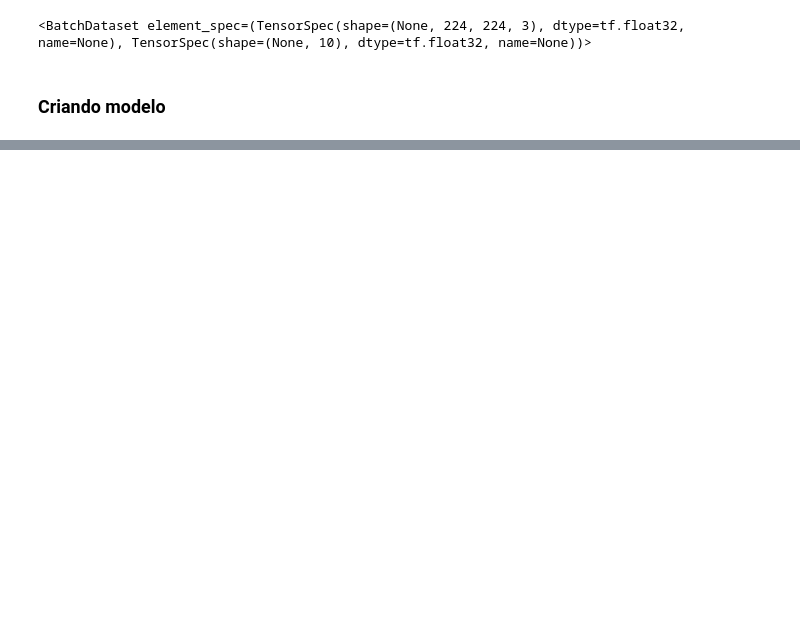
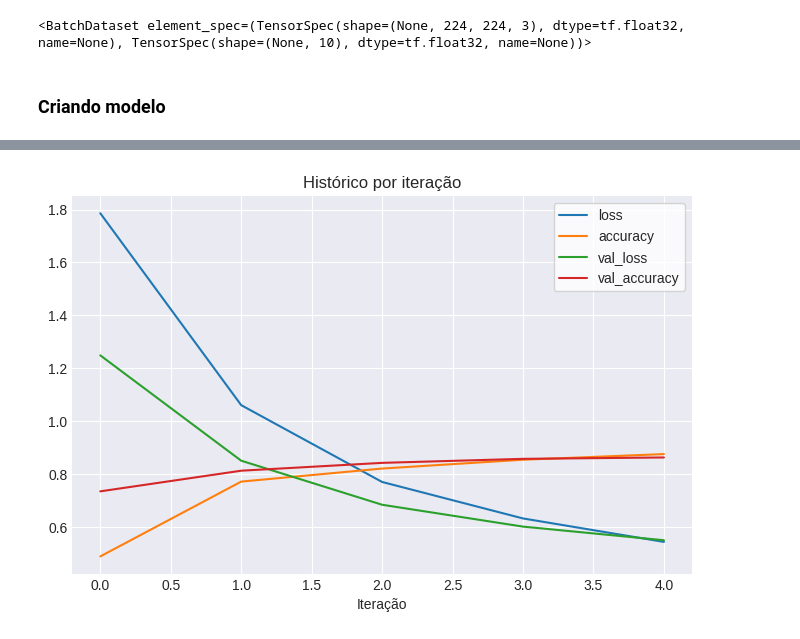
Before and after one commit to flohmannjr/tensorflow_curso, a Jupyter notebook: TensorFlow_TL2_Fine_tuning.ipynb, the cells around one changed output, grey strips where cells are left out. Saved outputs shown, nothing was run; the diff lists cells and outputs as text; code cells hidden in the pictures; blank space fills up the shorter version.

```diff
--- a/TensorFlow_TL2_Fine_tuning.ipynb
+++ b/TensorFlow_TL2_Fine_tuning.ipynb
@@ -121,0 +203,4 @@ Modelos pré-treinados: https://www.tensorflow.org/api_docs/python/tf/keras/appl
+# %%
+grafico_perda_precisao_por_iteracao(historico_00)
+# %% [output]
+[figure, added]
```
Also changed, not shown: parts of 7 cells of this notebook.
